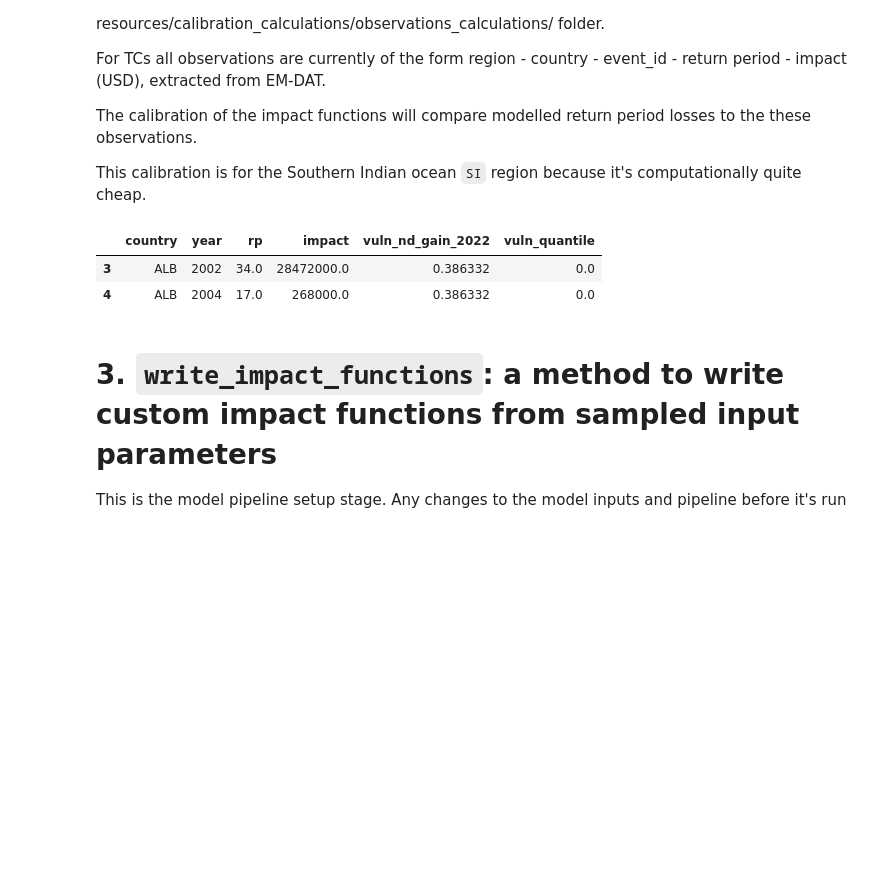
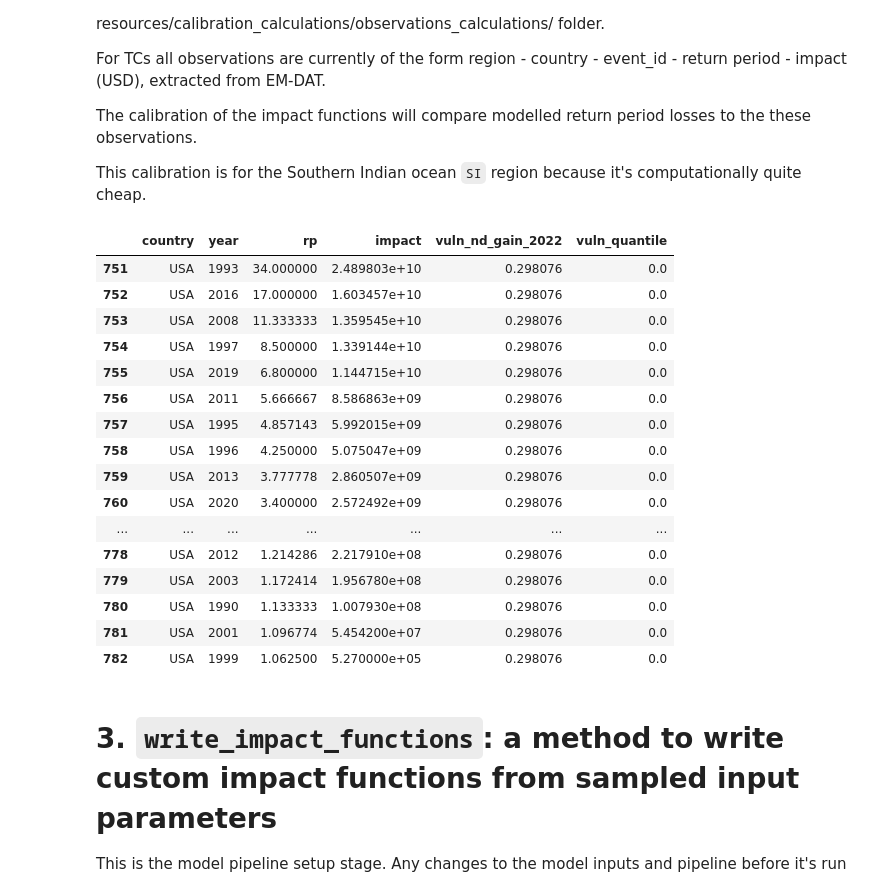
Before and after one commit to ChrisFairless/nccs-supply-chain, a Jupyter notebook: calibration/version1/calibration_v1_RF.ipynb, the cells around one changed output. Drawn from its saved outputs; the diff is of its cells as text; code cells hidden in the pictures; blank space fills up the shorter version.

```diff
--- a/calibration/version1/calibration_v1_RF.ipynb
+++ b/calibration/version1/calibration_v1_RF.ipynb
@@ -91,7 +91,7 @@ config_template = {
     "calibrated": "custom",             # Custom impacts
 
     # Parallisation:
-    "do_parallel": False,                # Parallelise some operations
+    "do_parallel": True,                # Parallelise some operations
     "ncpus": ncpus,
 
     "runs": [
@@ -128,36 +128,51 @@ vuln_quantiles_split = 2
 
 vuln_country_data.loc[vuln_country_data["country"]=="AND", "vuln_nd_gain_2022"]=vuln_country_data.loc[vuln_country_data["country"]=="FRA", "vuln_nd_gain_2022"].iloc[0]
 vuln_country_data.loc[vuln_country_data["country"]=="MCO", "vuln_nd_gain_2022"]=vuln_country_data.loc[vuln_country_data["country"]=="FRA", "vuln_nd_gain_2022"].iloc[0]
 #LIE gets switzerland
 vuln_country_data.loc[vuln_country_data["country"]=="LIE", "vuln_nd_gain_2022"]=vuln_country_data.loc[vuln_country_data["country"]=="CHE", "vuln_nd_gain_2022"].iloc[0]
 #SMR gets italy
 vuln_country_data.loc[vuln_country_data["country"]=="SMR", "vuln_nd_gain_2022"]=vuln_country_data.loc[vuln_country_data["country"]=="ITA", "vuln_nd_gain_2022"].iloc[0]
 #KNA gets DMA
 vuln_country_data.loc[vuln_country_data["country"]=="KNA", "vuln_nd_gain_2022"]=vuln_country_data.loc[vuln_country_data["country"]=="DMA", "vuln_nd_gain_2022"].iloc[0]
 
 
 vuln_country_data["vuln_quantile"]=pd.qcut(vuln_country_data['vuln_nd_gain_2022'], vuln_quantiles_split, labels=False)
 obs = obs.merge(vuln_country_data, on="country", how="left")
 
 obs = obs[(obs["vuln_quantile"] == 0)]
-obs=obs[(obs['country']=="ALB")]
+#This is to test results for USA only, if running whole quantile calibration remove the next line
+obs=obs[(obs['country']=="USA")]
 countries_iso3alpha = obs['country'].unique().tolist()
 #Drop countries not existing anymore
 countries_remove = ["DFR", "SPI", "SUN", "YUG"]
 countries_iso3alpha = [country for country in countries_iso3alpha if country not in countries_remove]
 
 
 countries = [pycountry.countries.get(alpha_3=c).name for c in countries_iso3alpha]
 n_years =max(obs['rp'])
 
 # Set the run's countries to these
 config_template['runs'][0]['countries'] = countries
 
 obs
 # %% [output]
 |  | country | year | rp | impact | vuln_nd_gain_2022 | vuln_quantile |
-| 3 | ALB | 2002 | 34.0 | 28472000.0 | 0.386332 | 0.0 |
-| 4 | ALB | 2004 | 17.0 | 268000.0 | 0.386332 | 0.0 |
+| 751 | USA | 1993 | 34.000000 | 2.489803e+10 | 0.298076 | 0.0 |
+| 752 | USA | 2016 | 17.000000 | 1.603457e+10 | 0.298076 | 0.0 |
+| 753 | USA | 2008 | 11.333333 | 1.359545e+10 | 0.298076 | 0.0 |
+| 754 | USA | 1997 | 8.500000 | 1.339144e+10 | 0.298076 | 0.0 |
+| 755 | USA | 2019 | 6.800000 | 1.144715e+10 | 0.298076 | 0.0 |
+| 756 | USA | 2011 | 5.666667 | 8.586863e+09 | 0.298076 | 0.0 |
+| 757 | USA | 1995 | 4.857143 | 5.992015e+09 | 0.298076 | 0.0 |
+| 758 | USA | 1996 | 4.250000 | 5.075047e+09 | 0.298076 | 0.0 |
+| 759 | USA | 2013 | 3.777778 | 2.860507e+09 | 0.298076 | 0.0 |
+| 760 | USA | 2020 | 3.400000 | 2.572492e+09 | 0.298076 | 0.0 |
+| ... | ... | ... | ... | ... | ... | ... |
+| 778 | USA | 2012 | 1.214286 | 2.217910e+08 | 0.298076 | 0.0 |
+| 779 | USA | 2003 | 1.172414 | 1.956780e+08 | 0.298076 | 0.0 |
+| 780 | USA | 1990 | 1.133333 | 1.007930e+08 | 0.298076 | 0.0 |
+| 781 | USA | 2001 | 1.096774 | 5.454200e+07 | 0.298076 | 0.0 |
+| 782 | USA | 1999 | 1.062500 | 5.270000e+05 | 0.298076 | 0.0 |
 # %% [markdown]
 # 3. `write_impact_functions`: a method to write custom impact functions from sampled input parameters
 
```
Also changed, not shown: parts of 10 cells of this notebook.
